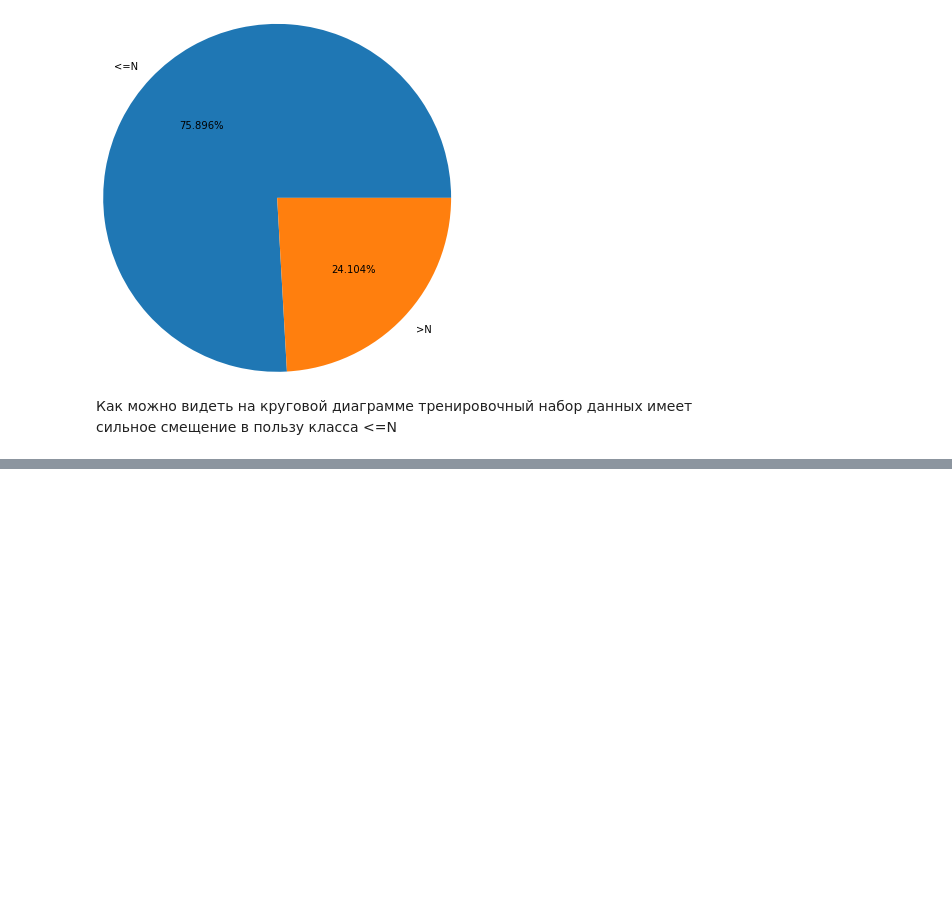
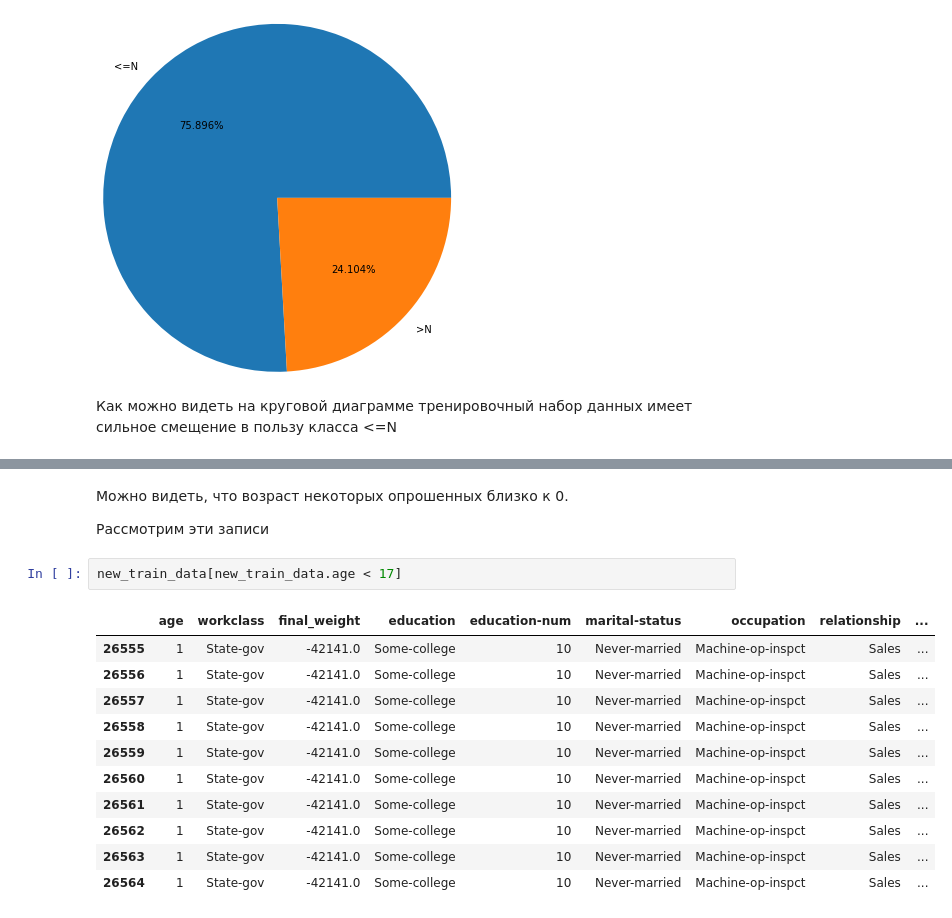
Before and after one commit to DimaScientist/WA-Test-DS, a Jupyter notebook: TestTask.ipynb, the cells around one changed output, grey strips where cells are left out. Saved outputs shown, nothing was run; the diff lists cells and outputs as text; blank space fills up the shorter version.

```diff
--- a/TestTask.ipynb
+++ b/TestTask.ipynb
@@ -188,0 +200,18 @@ plt.show()
+# %% [markdown]
+Можно видеть, что возраст некоторых опрошенных близко к 0.
+
+Рассмотрим эти записи
+# %%
+new_train_data[new_train_data.age < 17]
+# %% [output]
+|  | age | workclass | final_weight | education | education-num | marital-status | occupation | relationship | ... |
+| 26555 | 1 | State-gov | -42141.0 | Some-college | 10 | Never-married | Machine-op-inspct | Sales | ... |
+| 26556 | 1 | State-gov | -42141.0 | Some-college | 10 | Never-married | Machine-op-inspct | Sales | ... |
+| 26557 | 1 | State-gov | -42141.0 | Some-college | 10 | Never-married | Machine-op-inspct | Sales | ... |
+| 26558 | 1 | State-gov | -42141.0 | Some-college | 10 | Never-married | Machine-op-inspct | Sales | ... |
+| 26559 | 1 | State-gov | -42141.0 | Some-college | 10 | Never-married | Machine-op-inspct | Sales | ... |
+| 26560 | 1 | State-gov | -42141.0 | Some-college | 10 | Never-married | Machine-op-inspct | Sales | ... |
+| 26561 | 1 | State-gov | -42141.0 | Some-college | 10 | Never-married | Machine-op-inspct | Sales | ... |
+| 26562 | 1 | State-gov | -42141.0 | Some-college | 10 | Never-married | Machine-op-inspct | Sales | ... |
+| 26563 | 1 | State-gov | -42141.0 | Some-college | 10 | Never-married | Machine-op-inspct | Sales | ... |
+| 26564 | 1 | State-gov | -42141.0 | Some-college | 10 | Never-married | Machine-op-inspct | Sales | ... |
```
Also changed, not shown: parts of 7 cells of this notebook.
